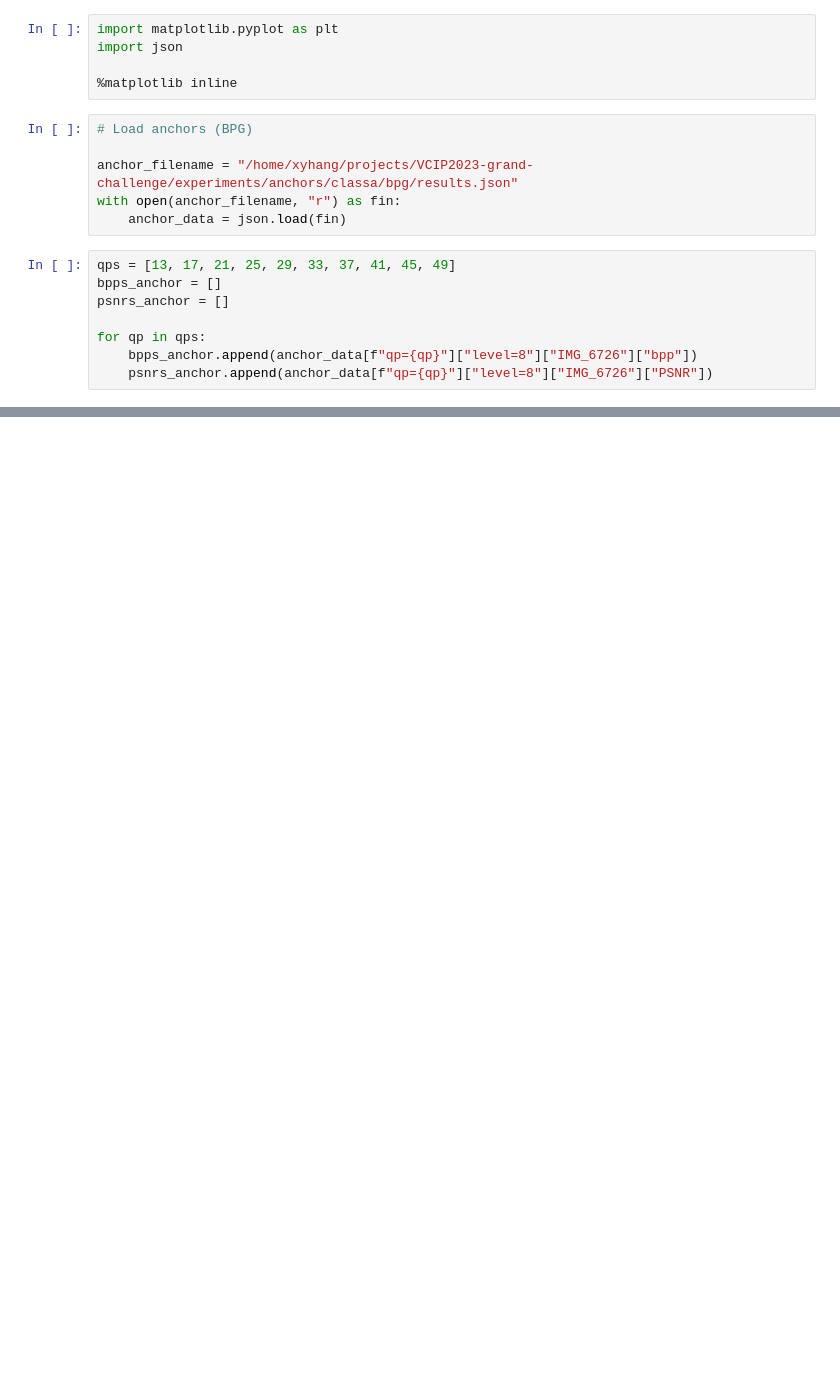
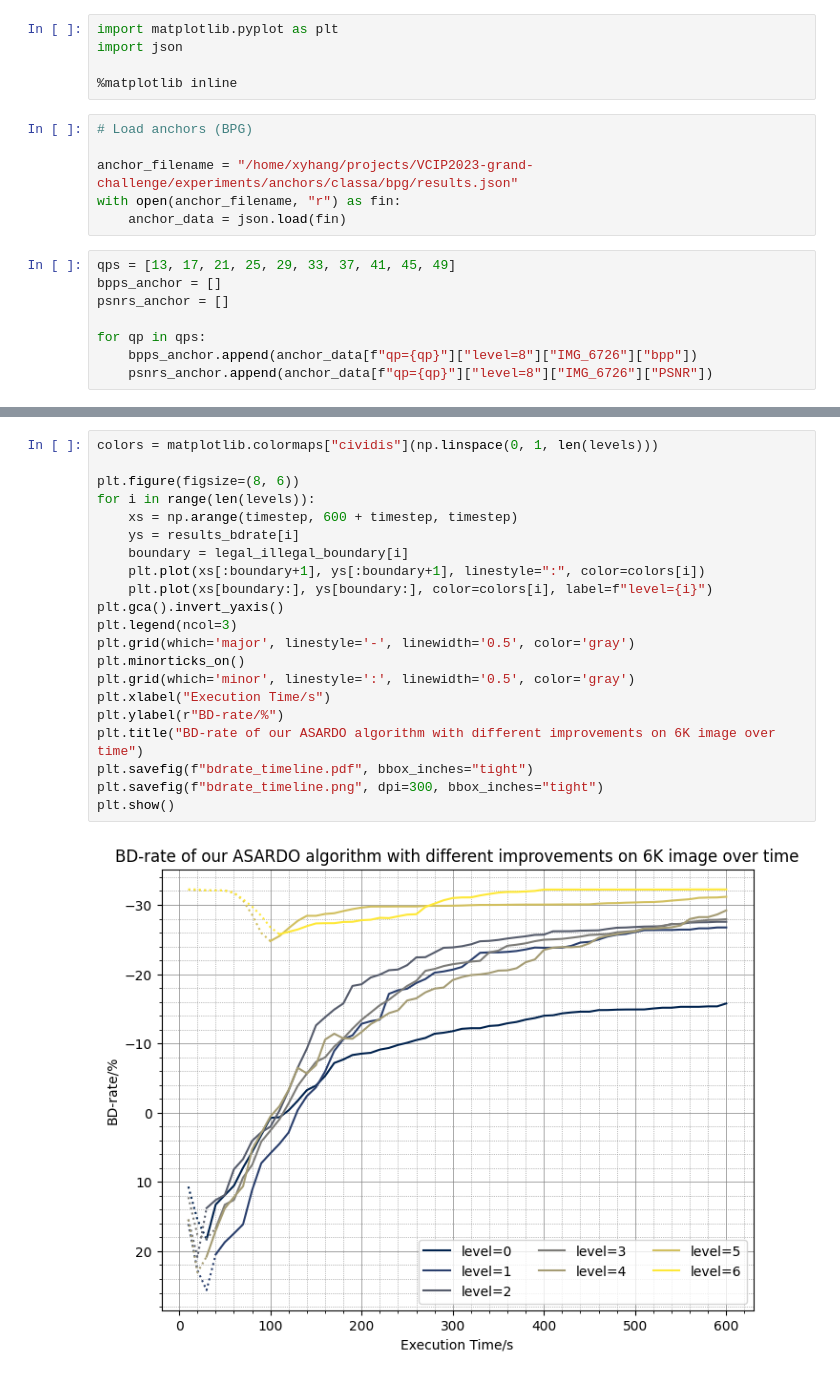
Before and after one commit to fgvfgfg564/TCM-lite, a Jupyter notebook: experiments/SAv1/ablation/6K/plot.ipynb, the cells around one changed output, grey strips where cells are left out. Saved outputs shown, nothing was run; the diff lists cells and outputs as text; blank space fills up the shorter version.

```diff
--- a/experiments/SAv1/ablation/6K/plot.ipynb
+++ b/experiments/SAv1/ablation/6K/plot.ipynb
@@ -82,0 +144,23 @@ for qscale in qscales:
+# %%
+colors = matplotlib.colormaps["cividis"](np.linspace(0, 1, len(levels)))
+
+plt.figure(figsize=(8, 6))
+for i in range(len(levels)):
+    xs = np.arange(timestep, 600 + timestep, timestep)
+    ys = results_bdrate[i]
+    boundary = legal_illegal_boundary[i]
+    plt.plot(xs[:boundary+1], ys[:boundary+1], linestyle=":", color=colors[i])
+    plt.plot(xs[boundary:], ys[boundary:], color=colors[i], label=f"level={i}")
+plt.gca().invert_yaxis()
+plt.legend(ncol=3)
+plt.grid(which='major', linestyle='-', linewidth='0.5', color='gray')
+plt.minorticks_on()
+plt.grid(which='minor', linestyle=':', linewidth='0.5', color='gray')
+plt.xlabel("Execution Time/s")
+plt.ylabel(r"BD-rate/%")
+plt.title("BD-rate of our ASARDO algorithm with different improvements on 6K image over time")
+plt.savefig(f"bdrate_timeline.pdf", bbox_inches="tight")
+plt.savefig(f"bdrate_timeline.png", dpi=300, bbox_inches="tight")
+plt.show()
+# %% [output]
+[figure, added]
```
Also changed, not shown: parts of 14 cells of this notebook, 8 other files.
